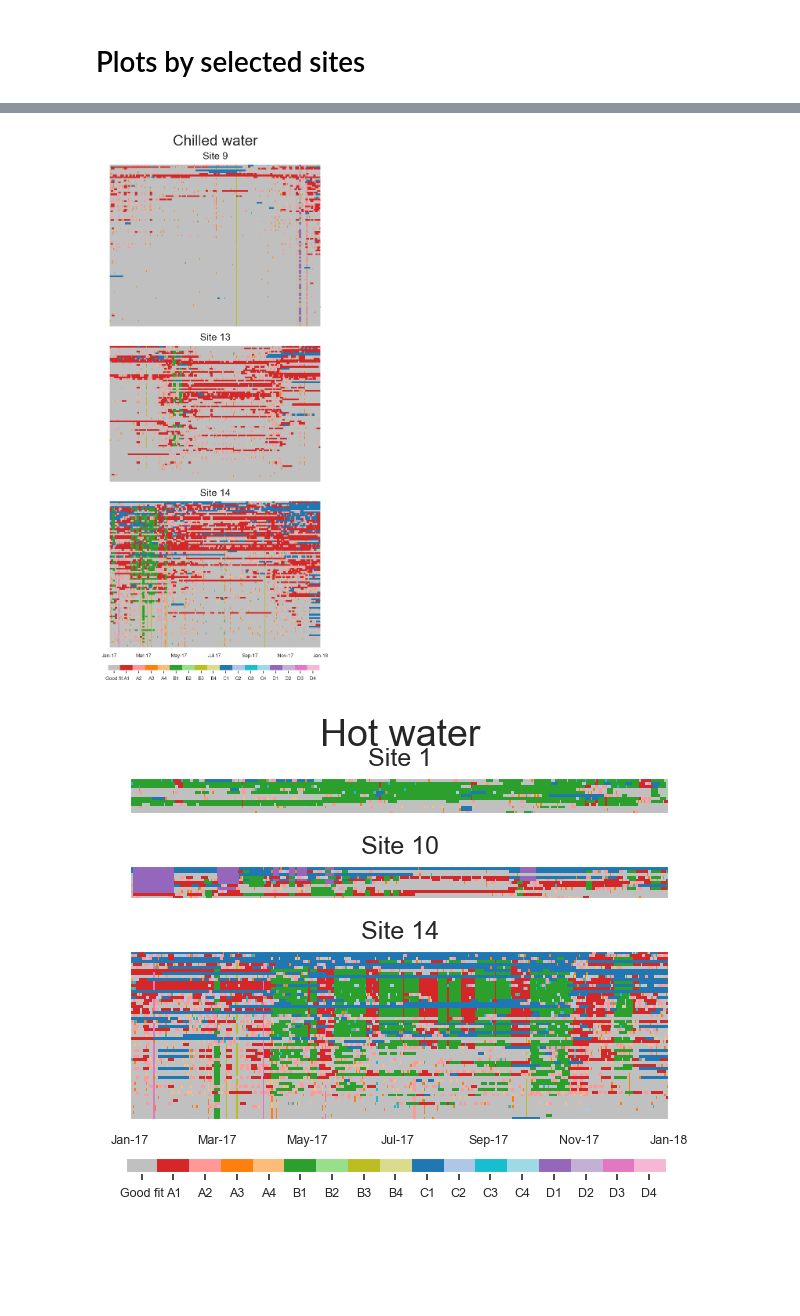
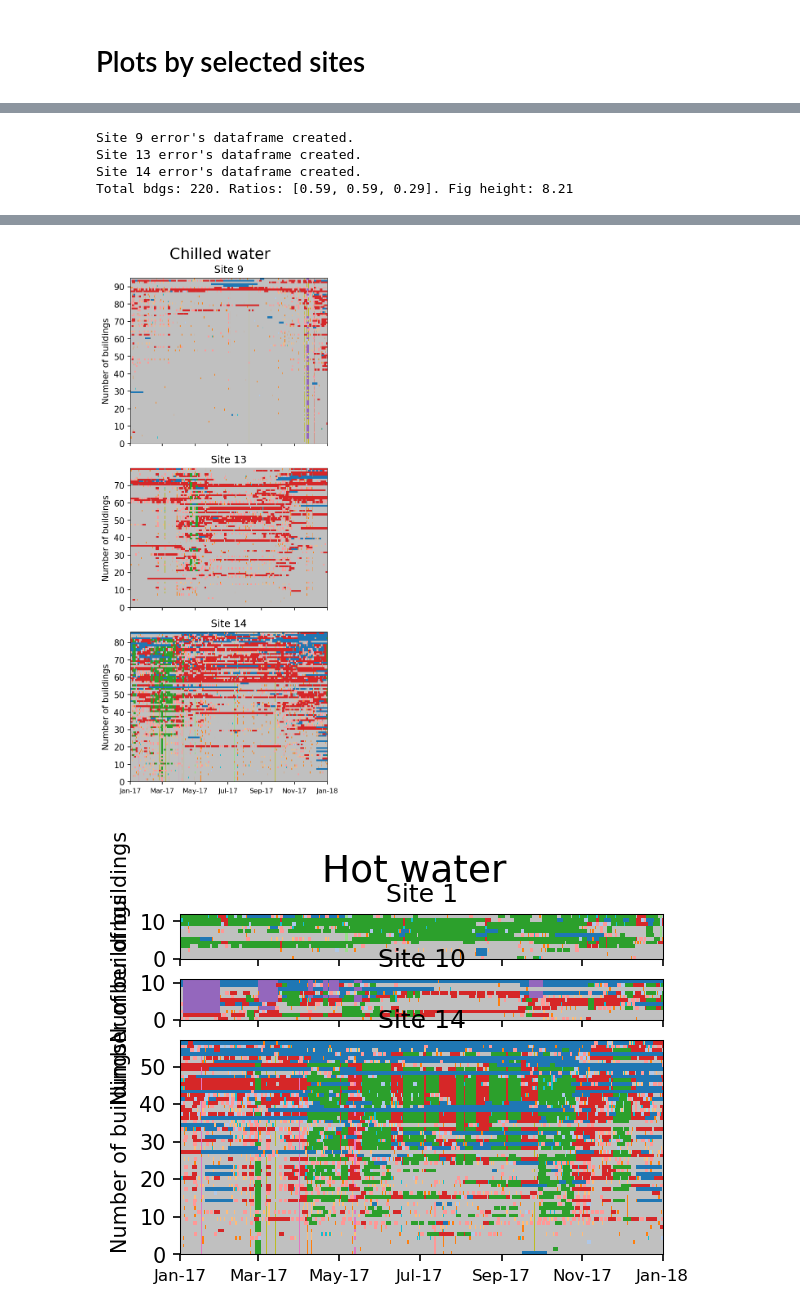
Before and after one commit to buds-lab/ashrae-great-energy-predictor-3-error-analysis, a Jupyter notebook: notebooks/07_plots-errors-heatmap.ipynb, the cells around one changed output, grey strips where cells are left out. Saved outputs shown, nothing was run; the diff lists cells and outputs as text; code cells hidden in the pictures; blank space fills up the shorter version.

```diff
--- a/notebooks/07_plots-errors-heatmap.ipynb
+++ b/notebooks/07_plots-errors-heatmap.ipynb
@@ -17,7 +17,8 @@ import matplotlib.pyplot as plt
 import matplotlib as mpl
 from matplotlib import ticker
 import matplotlib.dates as mdates
-mpl.style.use('ggplot')
+mpl.style.use('default')
+mpl.rcParams['axes.linewidth'] = 0.5
 import seaborn as sns
 sns.set_style("darkgrid")
 %matplotlib inline
@@ -379,3 +380,14 @@ def sites_to_plot(meter):
         sites = [1,10,14]
 
     return sites
+# %%
+mpl.style.use('default')
+mpl.rcParams['axes.linewidth'] = 0.5
+
+np.random.seed(19680801)
+Z = np.random.rand(6, 10)
+x = np.arange(-0.5, 10, 1)  # len = 11
+y = np.arange(4.5, 11, 1)  # len = 7
+
+fig, ax = plt.subplots()
+ax.pcolormesh(x, y, Z)
@@ -382,7 +397,6 @@ def sites_to_plot(meter):
 # %%
 meters = ["electricity","chilledwater","hotwater","steam"]
 #meters = ["steam"]
-#error_name = "A"
 
 for meter in meters:
     print(f"\nMeter {meter}")
@@ -453,15 +467,28 @@ for meter in meters:
         ax0 = axes[i] if plots>1 else axes
         qmesh = ax0.pcolormesh(x, y, data, cmap=cmap_new, rasterized=True, vmin=0, vmax=17)
         # Axis
-        plt.locator_params(axis='y', nbins=len(list(data.index))+1)
+        '''plt.locator_params(axis='y', nbins=len(list(data.index))+1)
         ax0.set_title(f"Site {site}", fontsize=12)
         ax0.axis('tight')
         ax0.xaxis_date() # Set up as dates
         ax0.xaxis.set_major_formatter(mdates.DateFormatter('%b-%y')) # set date's format
-        #ax0.set_xticklabels(ax0.get_xticklabels(), rotation=45, ha='right',fontsize=8)
+        ax0.set_xticklabels(ax0.get_xticklabels(), rotation=45, ha='right', fontsize=8)
+        #ax0.set_ylabel("Number of buildings")
+        ax0.set_xlabel("")
         ax0.set_yticklabels("") # omit building ID on y axis
         ax0.set_xlim([dt.date(2017, 1, 1), dt.date(2018, 1, 1)])
-        plt.xticks(rotation=0, fontsize=6)
+        plt.xticks(rotation=0, fontsize=6)'''
+
+        ax0.set_title(f"Site {site}", fontsize=12)
+        ax0.axis('tight')
+        ax0.xaxis_date() # Set up as dates
+        ax0.xaxis.set_major_formatter(mdates.DateFormatter('%b-%y')) # set date's format
+        ax0.set_xlim([dt.date(2017, 1, 1), dt.date(2018, 1, 1)])
+        #ax0.set_xlabel("Date")
+        plt.xticks(rotation=0, fontsize=8)
+
+        ax0.set_yticks(np.arange(0,len(df),10))
+        ax0.set_ylabel("Number of buildings")
 
         i = i+1
 
@@ -470,7 +497,7 @@ for meter in meters:
     plt.tight_layout()
     plt.subplots_adjust(bottom=0.12)
 
-    if meter == "hotwater":
+    '''if meter == "hotwater":
         cax = plt.axes([0.06, 0, 0.92,  0.1/figheight])
 
     else:
@@ -479,10 +506,10 @@ for meter in meters:
     tick_locs = (np.arange(17) + 0.5)*(17-1)/17
     cbar = plt.colorbar(qmesh,orientation='horizontal',ticks=tick_locs, cax=cax, spacing="proportional")
     cbar.set_ticklabels(list(ref.values())[:-1])
-    cbar.ax.tick_params(labelsize=6)
+    cbar.ax.tick_params(labelsize=6)'''
 
-    fig.savefig(path_fig + f"{meter}_allErrors_selectedSites.pdf", dpi=150, bbox_inches="tight")
-    fig.savefig(path_fig + f"{meter}_allErrors_selectedSites.png", dpi=150, bbox_inches="tight")
+    #fig.savefig(path_fig + f"{meter}_allErrors_selectedSites.pdf", dpi=150, bbox_inches="tight")
+    #fig.savefig(path_fig + f"{meter}_allErrors_selectedSites.png", dpi=150, bbox_inches="tight")
 # %% [output]
 Meter electricity
 Site 5 error's dataframe created.
@@ -503,0 +533,4 @@ Total bdgs: 220. Ratios: [0.59, 0.59, 0.29]. Fig height: 8.21
+Site 9 error's dataframe created.
+Site 13 error's dataframe created.
+Site 14 error's dataframe created.
+Total bdgs: 220. Ratios: [0.59, 0.59, 0.29]. Fig height: 8.21
@@ -505,2 +538,2 @@ Total bdgs: 220. Ratios: [0.59, 0.59, 0.29]. Fig height: 8.21
-[figure, old version]
+[figure, new version]
-[figure, old version]
+[figure, new version]
```
Also changed, not shown: parts of 7 cells of this notebook, 1 other file.
